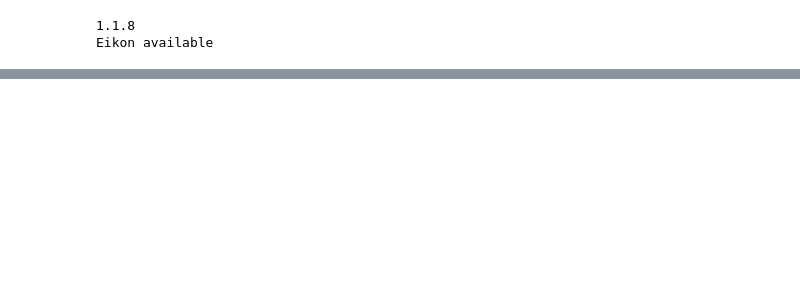
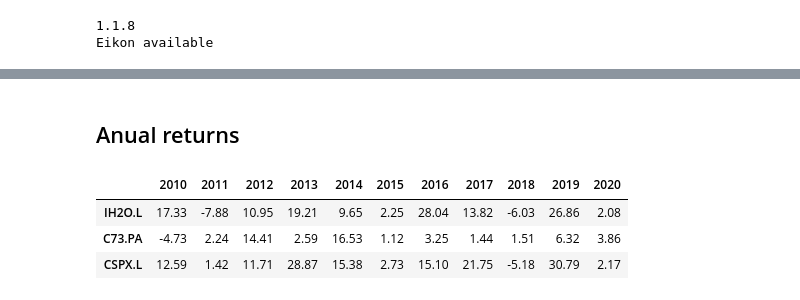
Before and after one commit to RubenPhy/portfolio_construction, a Jupyter notebook: Portfolio_contruction.ipynb, the cells around one changed output, grey strips where cells are left out. Drawn from its saved outputs; the diff is of its cells as text; code cells hidden in the pictures; blank space fills up the shorter version.

Commit message:
Creation of main funcions, vol, return,merge

```diff
--- a/Portfolio_contruction.ipynb
+++ b/Portfolio_contruction.ipynb
@@ -26,8 +26,10 @@ tickers = {'ETF WATER':{'Name':'ISHSII-GLOBAL WATER UCITS ETF',
                        'Definition':'Water traker'},
            'ETF IG 7-10':{'Name':'AMUNDI ETF IG 7-10',
                          'ISIN':'FR0010754184',
-                         'RIC':'C73.PA'}
-          }
+                         'RIC':'C73.PA'},
+          'ETF S&P':{'Name':'ISHARES CORE S&P 500 UCITS ETF USD ACC REG. SHARES USD (ACC) O.N.',
+                    'RIC':'CSPX.L',
+                    'ISIN':'IE00B5BMR087'},}
 # %%
 start_date = datetime.date(2010,1,1)
 end_date = datetime.date(2020,11,1)
@@ -53,0 +36,7 @@ df
+# %%
+df1 = read_data(tickers['ETF WATER']['RIC'],start_date,end_date)
+df2 = read_data(tickers['ETF IG 7-10']['RIC'],start_date,end_date)
+df3 = read_data(tickers['ETF S&P']['RIC'],start_date,end_date)
+# %%
+df = merge_df([df1,df2,df3])
+df.iplot(secondary_y=['IH2O.L'])
@@ -53,0 +50,10 @@ df
+# %% [markdown]
+## Anual returns
+# %%
+df_returns = annual_returns(df)
+df_returns.round(4)*100
+# %% [output]
+|  | 2010 | 2011 | 2012 | 2013 | 2014 | 2015 | 2016 | 2017 | 2018 | 2019 | 2020 |
+| IH2O.L | 17.33 | -7.88 | 10.95 | 19.21 | 9.65 | 2.25 | 28.04 | 13.82 | -6.03 | 26.86 | 2.08 |
+| C73.PA | -4.73 | 2.24 | 14.41 | 2.59 | 16.53 | 1.12 | 3.25 | 1.44 | 1.51 | 6.32 | 3.86 |
+| CSPX.L | 12.59 | 1.42 | 11.71 | 28.87 | 15.38 | 2.73 | 15.10 | 21.75 | -5.18 | 30.79 | 2.17 |
```
Also changed, not shown: parts of 19 cells of this notebook, 2 other files.
